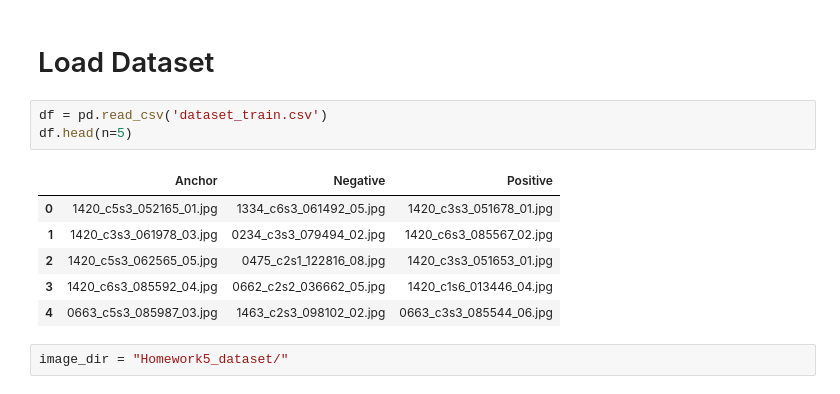
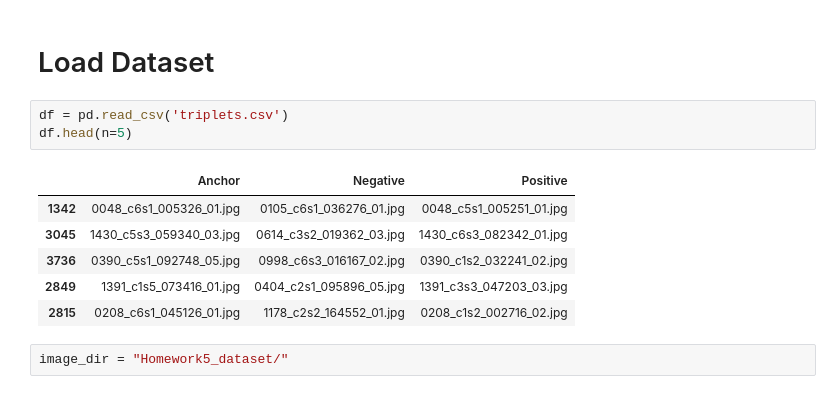
Before and after one commit to Arhosseini77/ADDNN_2023, a Jupyter notebook: HW5/HW5_ADNN_triplet_loss.ipynb, the cells around one changed output. Drawn from its saved outputs; the diff is of its cells as text.

```diff
--- a/HW5/HW5_ADNN_triplet_loss.ipynb
+++ b/HW5/HW5_ADNN_triplet_loss.ipynb
@@ -58,16 +58,16 @@ import torch.nn as nn
 import torchvision.models as models
 # %% [markdown]
 # Load Dataset
-# %%
-df = pd.read_csv('dataset_train.csv')
-df.head(n=5)
-# %% [output]
-|  | Anchor | Negative | Positive |
-| 0 | 1420_c5s3_052165_01.jpg | 1334_c6s3_061492_05.jpg | 1420_c3s3_051678_01.jpg |
-| 1 | 1420_c3s3_061978_03.jpg | 0234_c3s3_079494_02.jpg | 1420_c6s3_085567_02.jpg |
-| 2 | 1420_c5s3_062565_05.jpg | 0475_c2s1_122816_08.jpg | 1420_c3s3_051653_01.jpg |
-| 3 | 1420_c6s3_085592_04.jpg | 0662_c2s2_036662_05.jpg | 1420_c1s6_013446_04.jpg |
-| 4 | 0663_c5s3_085987_03.jpg | 1463_c2s3_098102_02.jpg | 0663_c3s3_085544_06.jpg |
+# %%
+df = pd.read_csv('triplets.csv')
+df.head(n=5)
+# %% [output]
+|  | Anchor | Negative | Positive |
+| 1342 | 0048_c6s1_005326_01.jpg | 0105_c6s1_036276_01.jpg | 0048_c5s1_005251_01.jpg |
+| 3045 | 1430_c5s3_059340_03.jpg | 0614_c3s2_019362_03.jpg | 1430_c6s3_082342_01.jpg |
+| 3736 | 0390_c5s1_092748_05.jpg | 0998_c6s3_016167_02.jpg | 0390_c1s2_032241_02.jpg |
+| 2849 | 1391_c1s5_073416_01.jpg | 0404_c2s1_095896_05.jpg | 1391_c3s3_047203_03.jpg |
+| 2815 | 0208_c6s1_045126_01.jpg | 1178_c2s2_164552_01.jpg | 0208_c1s2_002716_02.jpg |
 # %%
 image_dir = "Homework5_dataset/"
 # %% [markdown]
```
Also changed, not shown: parts of 12 cells of this notebook, 3 other files.
